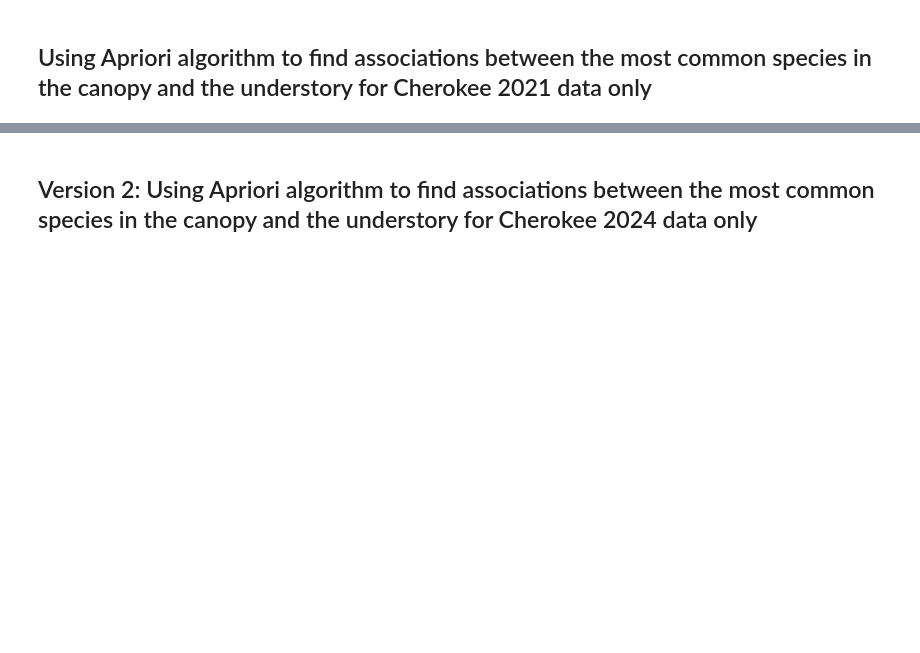
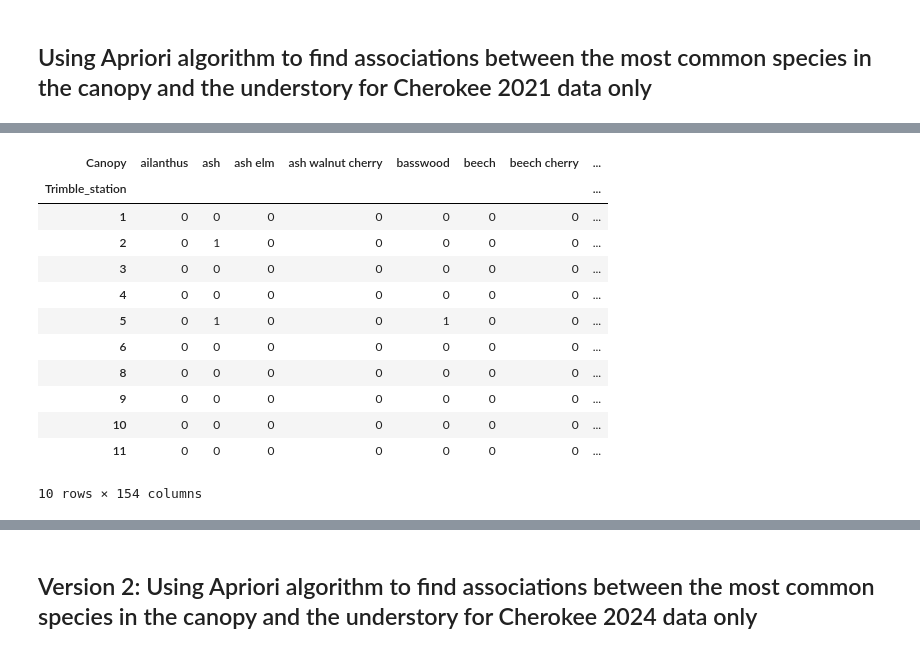
Before and after one commit to Graviton12/CS-430-Group-Project, a Jupyter notebook: cherokee_park_models.ipynb, the cells around one changed output, grey strips where cells are left out. Saved outputs shown, nothing was run; the diff lists cells and outputs as text; code cells hidden in the pictures; blank space fills up the shorter version.

```diff
--- a/cherokee_park_models.ipynb
+++ b/cherokee_park_models.ipynb
@@ -598,2 +640,20 @@ Note: the reasoning for such a low confidence has to do with how small the datas
 # %% [markdown]
 ## Using Apriori algorithm to find associations between the most common species in the canopy and the understory for Cherokee 2021 data only
+# %%
+apriori_data_2021=pd.read_excel("/content/drive/MyDrive/CS 430 Group Project/olmstead_dataset.xlsx", sheet_name="2021 Cherokee Invasive Survey", skiprows=1)
+
+# renaming columns
+apriori_data_2021 = apriori_data_2021.rename(columns={'Trimble\nStation':'Trimble_station', 'Calculated using formula in densiometer.1':'average_canopy_cover', 'Calculated using formula in densiometer':'form_densiometer'})
+
+# deleting uneeded columns
+apriori_data_2021 = apriori_data_2021.drop(['N', 'E', 'S', 'W', 'Canopy gap and/or downed trees present'], axis=1)
+
+# filling in missing values for form_densiomter and average canopy cover with mean
+apriori_data_2021['form_densiometer'].fillna(apriori_data_2021['form_densiometer'].mean(), inplace=True)
+apriori_data_2021['average_canopy_cover'].fillna(apriori_data_2021['average_canopy_cover'].mean(), inplace=True)
+
+#filling out missing values for all columns with 0
+apriori_data_2021.fillna(0, inplace=True)
+
+# checking dataset
+apriori_data_2021.head()
@@ -599,0 +667,8 @@ Note: the reasoning for such a low confidence has to do with how small the datas
+# %%
+#drop all columns except canopy and trimble station
+apriori_data_2021 = apriori_data_2021.drop(columns=['average_canopy_cover', 'form_densiometer',
+       'Lonicera japonica', 'Microstegium vimineum', 'Euonymus alatus',
+       'Ampelopsis brevipedunculata', 'Morus alba', 'Celastrus orbiculatus',
+       'Vinca minor', 'Euonymus fortunei', 'Akebia quinata',
+       'Fallopia japonica', 'Achyranthes', 'Hederea helix', 'L. maackii',
+       'Privet/ Ligustrum', 'Ailanthus'])
@@ -599,0 +684,3 @@ Note: the reasoning for such a low confidence has to do with how small the datas
+# %%
+canopy_apriori_data_2021 = apriori_data_2021[['Trimble_station','Canopy']]
+canopy_apriori_data_2021.head()
@@ -599,0 +809,4 @@ Note: the reasoning for such a low confidence has to do with how small the datas
+# %%
+# Explode the 'canopy' column so each item in the list becomes its own row
+exploded_canopy_apriori_data_2021 = canopy_apriori_data_2021.explode('Canopy')
+exploded_canopy_apriori_data_2021.head(10)
@@ -599,0 +841,18 @@ Note: the reasoning for such a low confidence has to do with how small the datas
+# %%
+# One-hot encode using pd.crosstab for canopy
+exploded_canopy_apriori_data_2021 = pd.crosstab(exploded_canopy_apriori_data_2021['Trimble_station'],exploded_canopy_apriori_data_2021['Canopy'])
+exploded_canopy_apriori_data_2021.head(10)
+# %% [output]
+| Canopy | ailanthus | ash | ash elm | ash walnut cherry | basswood | beech | beech cherry | ... |
+| Trimble_station |  |  |  |  |  |  |  | ... |
+| 1 | 0 | 0 | 0 | 0 | 0 | 0 | 0 | ... |
+| 2 | 0 | 1 | 0 | 0 | 0 | 0 | 0 | ... |
+| 3 | 0 | 0 | 0 | 0 | 0 | 0 | 0 | ... |
+| 4 | 0 | 0 | 0 | 0 | 0 | 0 | 0 | ... |
+| 5 | 0 | 1 | 0 | 0 | 1 | 0 | 0 | ... |
+| 6 | 0 | 0 | 0 | 0 | 0 | 0 | 0 | ... |
+| 8 | 0 | 0 | 0 | 0 | 0 | 0 | 0 | ... |
+| 9 | 0 | 0 | 0 | 0 | 0 | 0 | 0 | ... |
+| 10 | 0 | 0 | 0 | 0 | 0 | 0 | 0 | ... |
+| 11 | 0 | 0 | 0 | 0 | 0 | 0 | 0 | ... |
+10 rows × 154 columns
```
Also changed, not shown: parts of 42 cells of this notebook.
